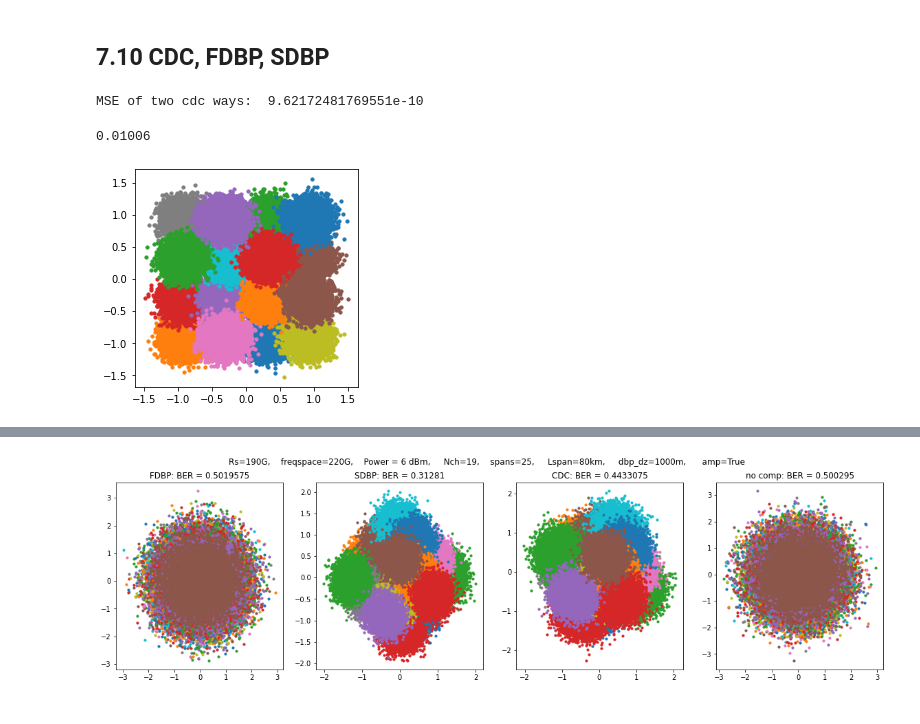
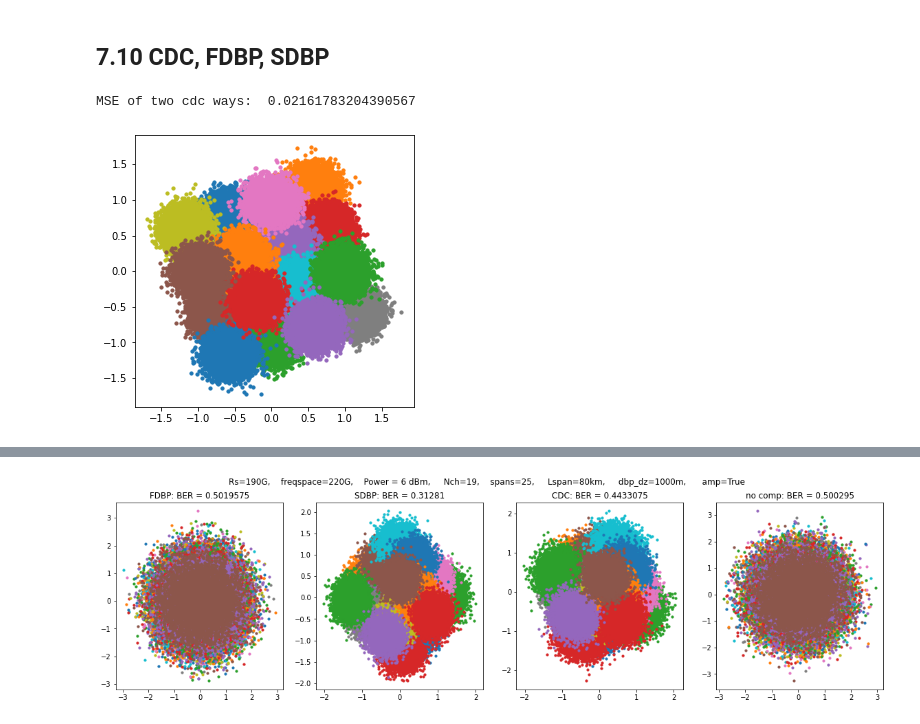
Before and after one commit to xinyuxiao113/optic, a Jupyter notebook: pertubation_new.ipynb, the cells around one changed output, grey strips where cells are left out. Saved outputs shown, nothing was run; the diff lists cells and outputs as text; code cells hidden in the pictures.

```diff
--- a/pertubation_new.ipynb
+++ b/pertubation_new.ipynb
@@ -2117,7 +2188,7 @@ y0 = rx(y, chid, sps_single)   # Input
 F = partial(fiber, spans=span_number,span_length=span_length)
 dbp  = partial(F, module=DBP, amp=amp2)
 cdc1 = partial(F, module=CDC1, amp=amp2)
-cdc2 = partial(F, module=partial(CDC2, dtaps=2001), amp=amp2)
+cdc2 = partial(F, module=partial(CDC2, dtaps=1301), amp=amp2)
 
 dbp_dz = 1000   # [m]
 
@@ -2140,28 +2211,19 @@ z_fdbp = z_fdbp / L2(z_fdbp)
 z_sdbp = x_sdbp.val[0::sps_single, :]
 z_sdbp = z_sdbp / L2(z_sdbp)
 
-z_cdc = x_cdc1.val[0::sps_single, :]
-z_cdc = z_cdc / L2(z_cdc)
+z_cdc1 = x_cdc1.val[0::sps_single, :]
+z_cdc1 = z_cdc1 / L2(z_cdc1)
+
+
+z_cdc2 = x_cdc2.val[0::sps_single, :]
+z_cdc2 = z_cdc2 / L2(z_cdc2)
 
 z_nocomp = y0.val[0::sps_single, :]
 z_nocomp = z_nocomp / L2(z_nocomp)
 # %% [output]
-MSE of two cdc ways:  9.62172481769551e-10
+MSE of two cdc ways:  0.02161783204390567
-# %%
-from optical_flax.dsp import bps
-def BPS(z, symbTx, pilotInd=np.arange(100, dtype=int),  N=51, B=31):
-    mod = QAM(16)
-    constSymb = mod.constellation / jnp.sqrt(mod.Es)
-    theta = bps(jax.device_get(z_cdc), N, jax.device_get(constSymb), B)
-    theta = np.unwrap(4 * theta, axis=0) / 4
-    y1 = z_cdc*jnp.exp(1j*theta)*jnp.exp(1j*2*np.pi/2)
-
-    plt.figure(figsize=(4,4))
-    show_symb(y1,symb)
-
-    res = comm.qamqot(y1[:,0], symb, scale=np.sqrt(10))
-    ber = res['BER']['dim0']
-    print(ber)
-# %% [output]
-0.01006
-[figure, removed]
+# %%
+plt.figure(figsize=(5,5))
+show_symb(z_cdc1, symb)
+# %% [output]
+[figure, added]
```
Also changed, not shown: parts of 43 cells of this notebook, 29 other files.
